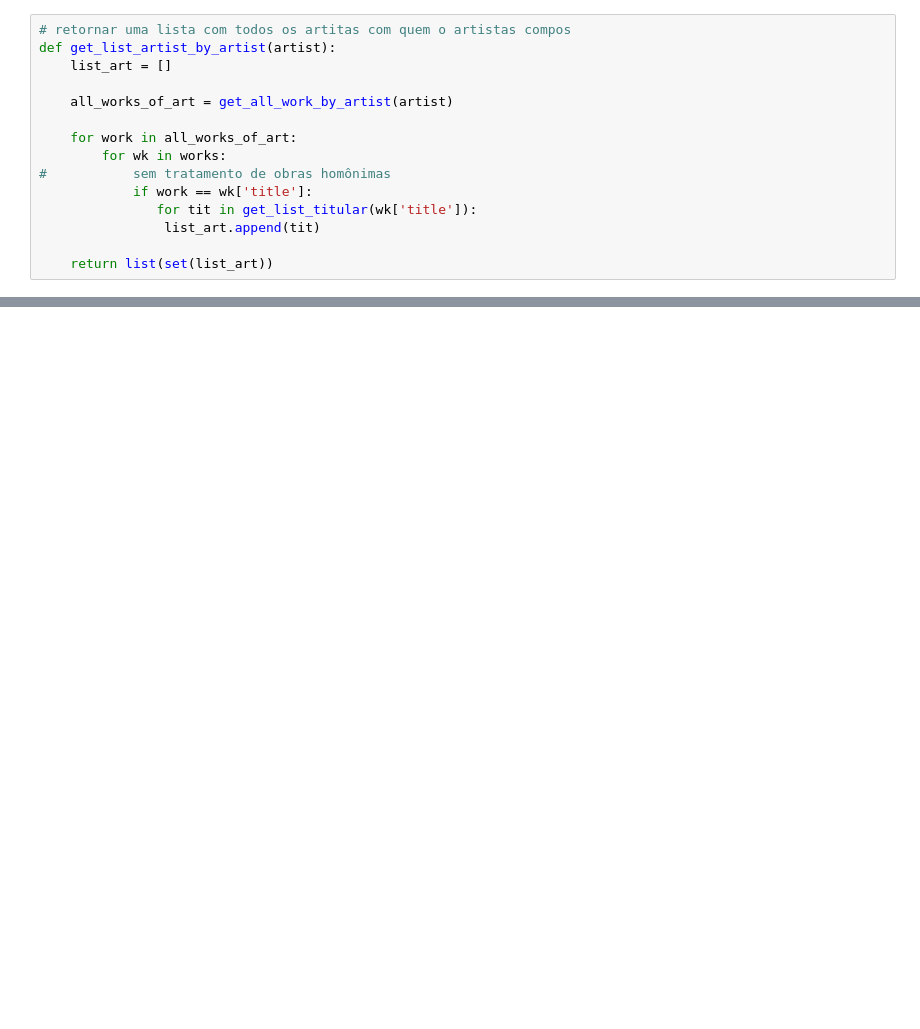
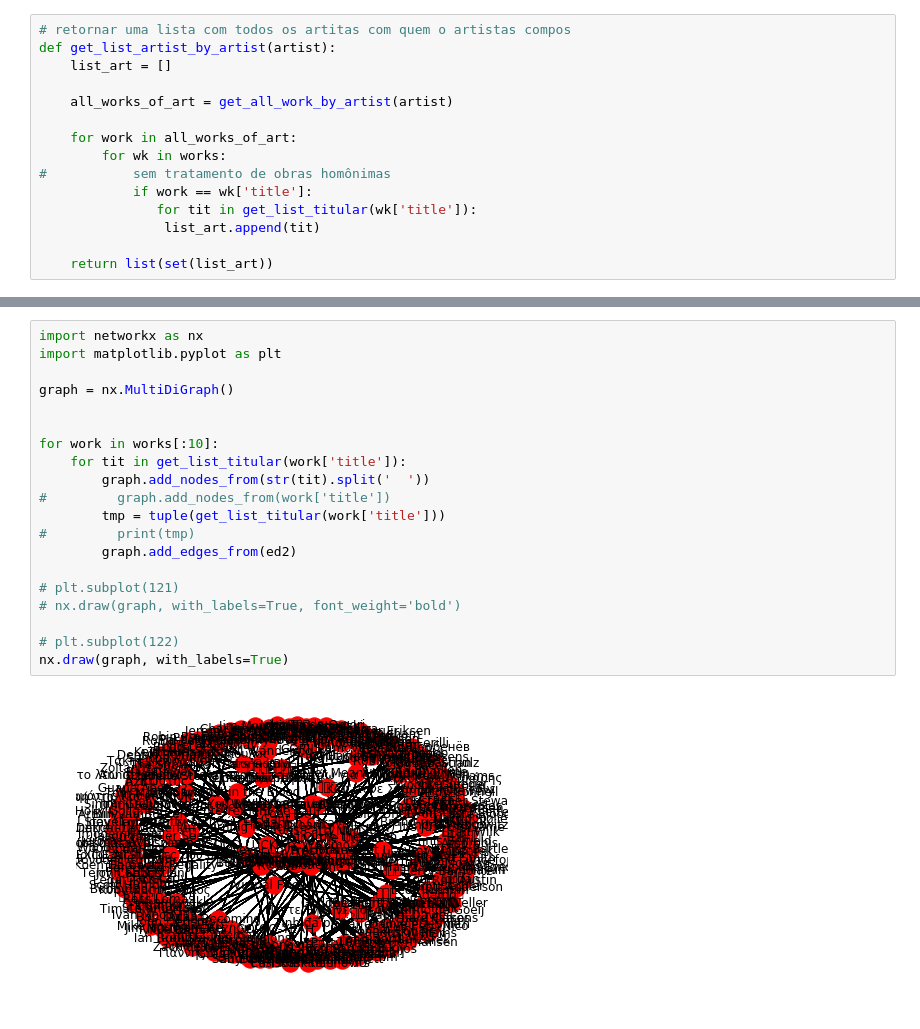
Before and after one commit to wt3c/musicbrainz, a Jupyter notebook: musicbrainz/lab/first_sample.ipynb, the cells around one changed output, grey strips where cells are left out. Cells and saved outputs as stored; diff of their text form; blank space fills up the shorter version.

```diff
--- a/musicbrainz/lab/first_sample.ipynb
+++ b/musicbrainz/lab/first_sample.ipynb
@@ -204,0 +421,22 @@ get_list_artist_by_artist('Zack de la Rocha')
+# %%
+import networkx as nx
+import matplotlib.pyplot as plt
+
+graph = nx.MultiDiGraph()
+
+
+for work in works[:10]:
+    for tit in get_list_titular(work['title']):
+        graph.add_nodes_from(str(tit).split('  '))
+#         graph.add_nodes_from(work['title'])
+        tmp = tuple(get_list_titular(work['title']))
+#         print(tmp)
+        graph.add_edges_from(ed2)
+
+# plt.subplot(121)
+# nx.draw(graph, with_labels=True, font_weight='bold')
+
+# plt.subplot(122)
+nx.draw(graph, with_labels=True)
+# %% [output]
+[figure, added]
```
Also changed, not shown: parts of 21 cells of this notebook.
